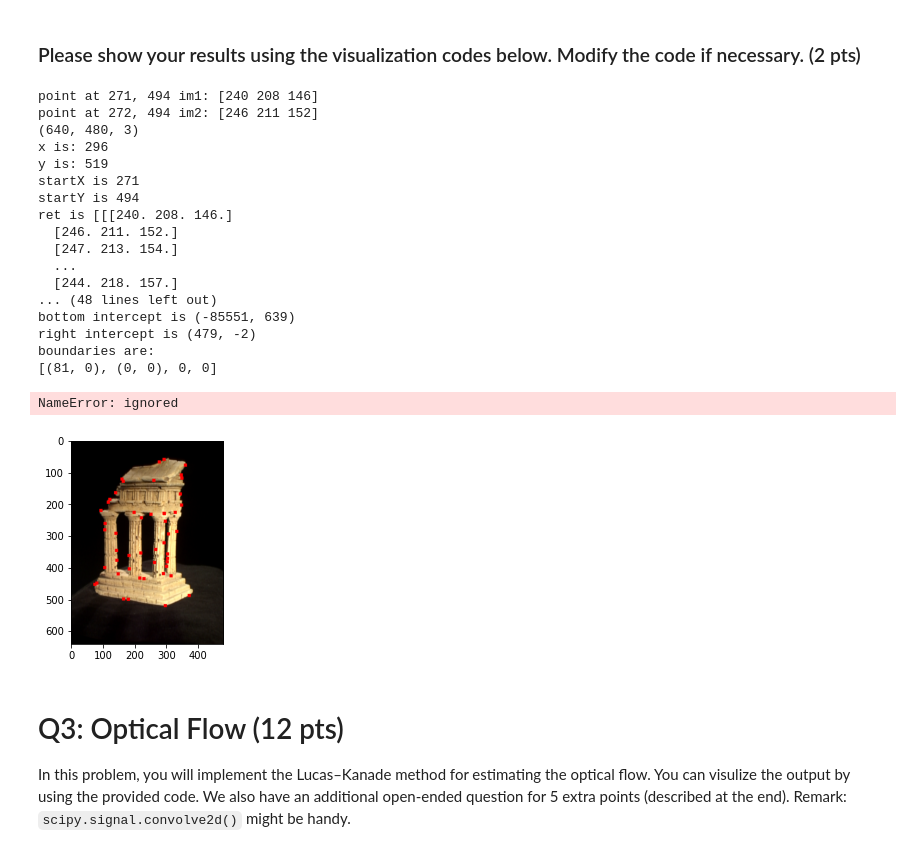
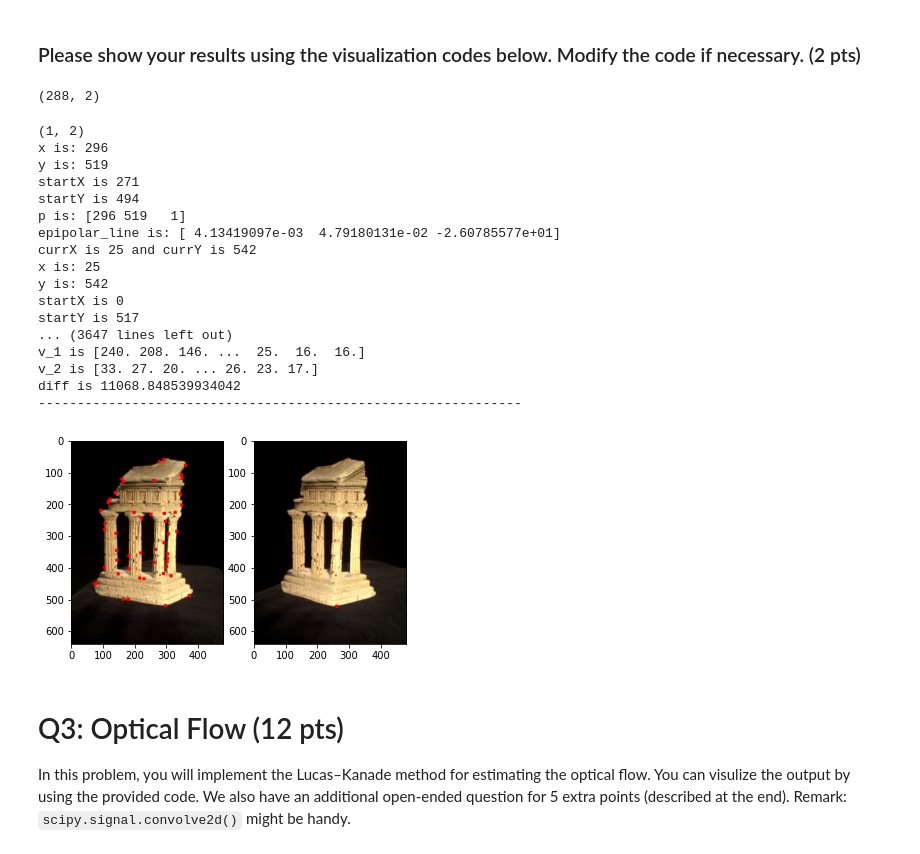
Before and after one commit to DanielGao98/Computer-Vision, a Jupyter notebook: HW4.ipynb, the cells around one changed output. Saved outputs shown, nothing was run; the diff lists cells and outputs as text; code cells hidden in the pictures.

```diff
--- a/HW4.ipynb
+++ b/HW4.ipynb
@@ -195,6 +195,9 @@ Implementation hints:
 # %% [markdown]
 ### Please implement the following functions (8 pts).
 # %%
+# imported for max int comparators
+import sys
+
 # Function:    compute_correspondence
 # Description: Slide a window along the epipolar line in im2 and find
 #              the one that matches most closely to the window around
@@ -226,15 +229,18 @@ def compute_correspondence(im1, im2, F, x1, y1, window_size):
     x2 = 0
     y2 = 0
     closest = sys.maxsize
-    for currX in range(int(window_size/2), (480 - int(window_size/2))):
-      currY = (-epipolar_line[2] - (epipolar_line[0] * currX))/epipolar_line[1]
-      if currY > int(window_size/2) and currY < 640 - int(window_size/2):
+    for currX in range(int(window_size/2), int(480 - int(window_size/2))):
+      currY = int((-epipolar_line[2] - (epipolar_line[0] * currX))/epipolar_line[1])
+      if currY > int(window_size/2) and currY < int(640 - int(window_size/2)):
+        print("currX is " + str(currX) + " and currY is " + str(currY))
         patch2 = get_window(currX, currY, window_size, im2)
         d = compute_difference(patch1, patch2, window_size)
         if d < closest:
           closest = d
           x2 = currX
           y2 = currY
+          print("new closest is " + str(closest) + " and new x2 is " + str(x2) + "and new y2 is " + str(y2))
+    print("--------------------------------------------------------------")
 
     return x2, y2
 
@@ -260,7 +266,7 @@ def get_window(x, y, sizeW, image):
     b = 0
     endX = startX + sizeW
     endY = startY + sizeW
-    ret = np.zeros(sizeW, sizeW, 3))
+    ret = np.zeros(shape=(sizeW, sizeW, 3))
 
     for j in range(startY, endY):
       a = 0
@@ -273,7 +279,7 @@ def get_window(x, y, sizeW, image):
         a += 1
       b += 1
 
-    print("ret is " + str(ret))
+    #print("ret is " + str(ret))
     return ret
     ### END OF YOUR CODE ###
 
@@ -289,64 +295,68 @@ def compute_difference(patch1, patch2, sizeW):
     ### YOUR CODE HERE ###
     v_1 = np.ndarray.flatten(patch1)
     v_2 = np.ndarray.flatten(patch2)
-    print(v_1)
-    print(v_2)
+    print("v_1 is " + str(v_1))
+    print("v_2 is " + str(v_2))
     ret = np.linalg.norm(v_1 - v_2)
 
+    print("diff is " + str(ret))
     return ret
     ### END OF YOUR CODE ###
 # %% [markdown]
 ### Please show your results using the visualization codes below. Modify the code if necessary. (2 pts)
 # %%
 pts = np.load('./test_pts.npy')[:, ::-1]
-#print(pts)
+print(pts.shape)
 np.random.seed(0)
 perm = np.random.permutation(len(pts))[:50]
 pts = pts[perm]
 im1 = imread('./im1.png')
+# %% [output]
+(288, 2)
 # %%
 for x, y in pts:
     im1[y-5:y+5, x-5:x+5] = [255, 0, 0]
 plt.subplot(121)
 plt.imshow(im1)
 
 # Reload the original image1 and 2.
 im1 = imread('./im1.png')
 im2 = imread('./im2.png')
-print("point at 271, 494 im1: " + str(im1[494][271]))
-print("point at 272, 494 im2: " + str(im1[494][272]))
+#print("point at 271, 494 im1: " + str(im1[494][271]))
+#print("point at 272, 494 im2: " + str(im1[494][272]))
 #print(im1[494])
-print(im1.shape)
+#print(im1.shape)
 window_size = 50 # Examine different window_size and choose the one you find the best.
 results = []
-for x, y in pts:
+pts_test = pts[:1]
+print(pts_test.shape)
+for x, y in pts_test:
     x, y = compute_correspondence(im1, im2, F, x, y, window_size)
     results.append((x, y))
 for x, y in results:
     im2[y-5:y+5, x-5:x+5] = [255, 0, 0]
 plt.subplot(122)
 plt.imshow(im2)
 plt.show()
 # %% [output]
-point at 271, 494 im1: [240 208 146]
-point at 272, 494 im2: [246 211 152]
-(640, 480, 3)
+(1, 2)
 x is: 296
 y is: 519
 startX is 271
 startY is 494
-ret is [[[240. 208. 146.]
-  [246. 211. 152.]
-  [247. 213. 154.]
-  ...
-  [244. 218. 157.]
-... (48 lines left out)
-bottom intercept is (-85551, 639)
-right intercept is (479, -2)
-boundaries are:
-[(81, 0), (0, 0), 0, 0]
+p is: [296 519   1]
+epipolar_line is: [ 4.13419097e-03  4.79180131e-02 -2.60785577e+01]
+currX is 25 and currY is 542
+x is: 25
+y is: 542
+startX is 0
+startY is 517
+... (3647 lines left out)
+v_1 is [240. 208. 146. ...  25.  16.  16.]
+v_2 is [33. 27. 20. ... 26. 23. 17.]
+diff is 11068.848539934042
+--------------------------------------------------------------
-NameError: ignored
-[figure, old version]
+[figure, new version]
 # %% [markdown]
 # Q3: Optical Flow (12 pts)
 In this problem, you will implement the Lucas–Kanade method for estimating the optical flow. You can visulize the output by using the provided code. We also have an additional open-ended question for 5 extra points (described at the end). Remark: `scipy.signal.convolve2d()` might be handy.
```
Also changed, not shown: parts of 4 cells of this notebook.
